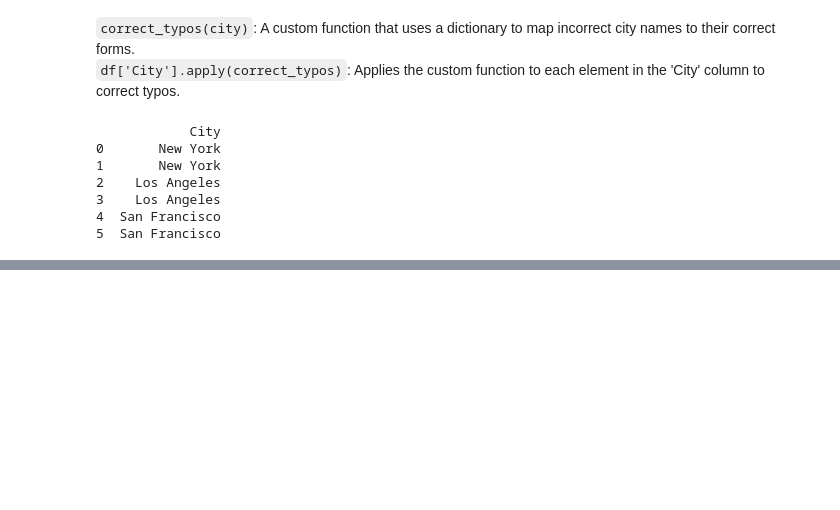
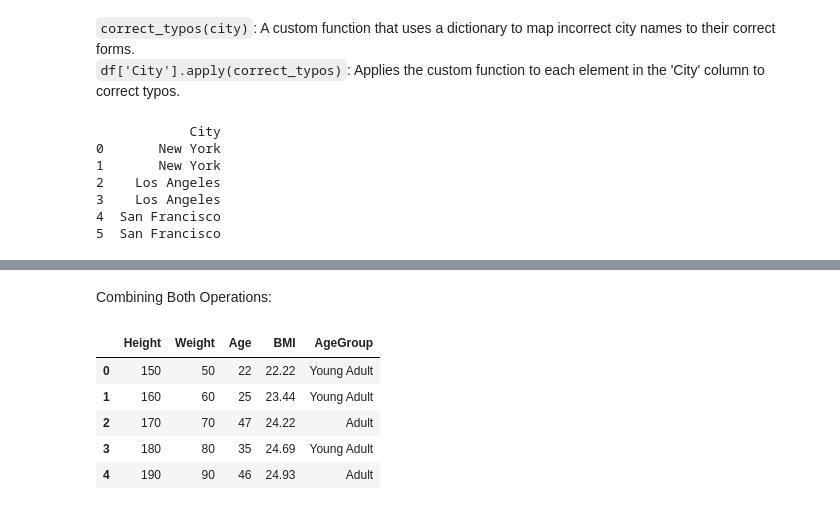
Before and after one commit to RobbertChampagne/Data, a Jupyter notebook: pandas/Data-cleaning.ipynb, the cells around one changed output, grey strips where cells are left out. Cells and saved outputs as stored; diff of their text form; code cells hidden in the pictures; blank space fills up the shorter version.

```diff
--- a/pandas/Data-cleaning.ipynb
+++ b/pandas/Data-cleaning.ipynb
@@ -816,0 +899,33 @@ print(df)
+# %% [markdown]
+Combining Both Operations:
+# %%
+# Create a sample DataFrame
+df = pd.DataFrame(
+    {
+        "Height": [150, 160, 170, 180, 190],
+        "Weight": [50, 60, 70, 80, 90],
+        "Age": [22, 25, 47, 35, 46],
+    }
+)
+
+# Create a new feature: Body Mass Index (BMI)
+df["BMI"] = df["Weight"] / (df["Height"] / 100) ** 2
+
+# Round BMI to two decimal places
+df["BMI"] = df["BMI"].round(2)
+
+# Bin ages into discrete intervals
+df["AgeGroup"] = pd.cut(
+    df["Age"],
+    bins=[0, 18, 35, 50, 100],
+    labels=["Child", "Young Adult", "Adult", "Senior"],
+)
+
+df
+# %% [output]
+|  | Height | Weight | Age | BMI | AgeGroup |
+| 0 | 150 | 50 | 22 | 22.22 | Young Adult |
+| 1 | 160 | 60 | 25 | 23.44 | Young Adult |
+| 2 | 170 | 70 | 47 | 24.22 | Adult |
+| 3 | 180 | 80 | 35 | 24.69 | Young Adult |
+| 4 | 190 | 90 | 46 | 24.93 | Adult |
```
Also changed, not shown: parts of 32 cells of this notebook, 1 other file.
